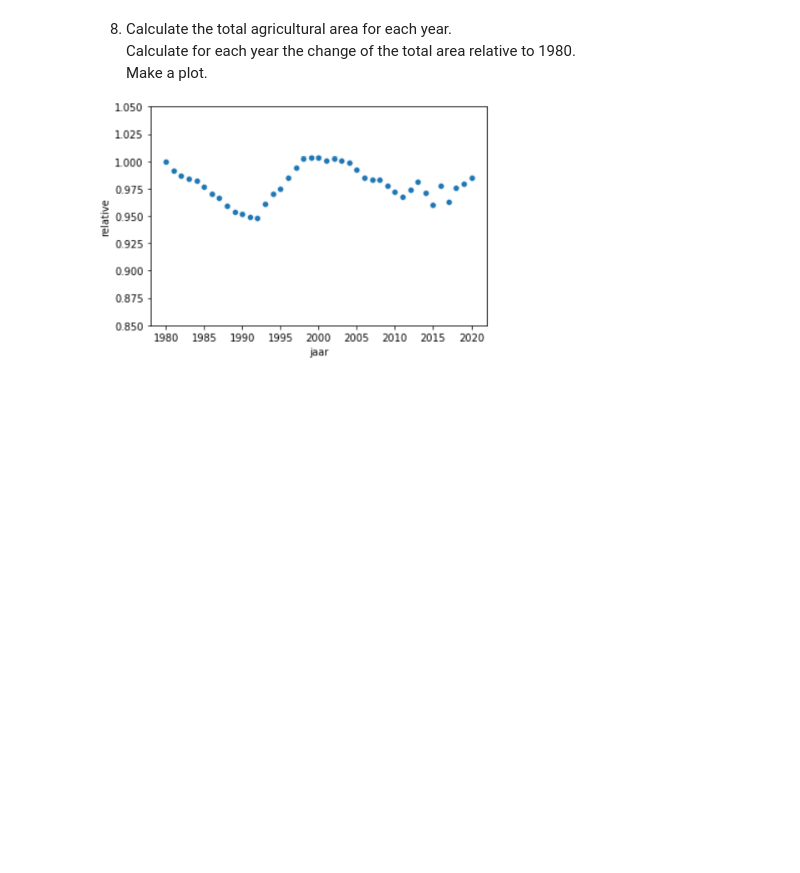
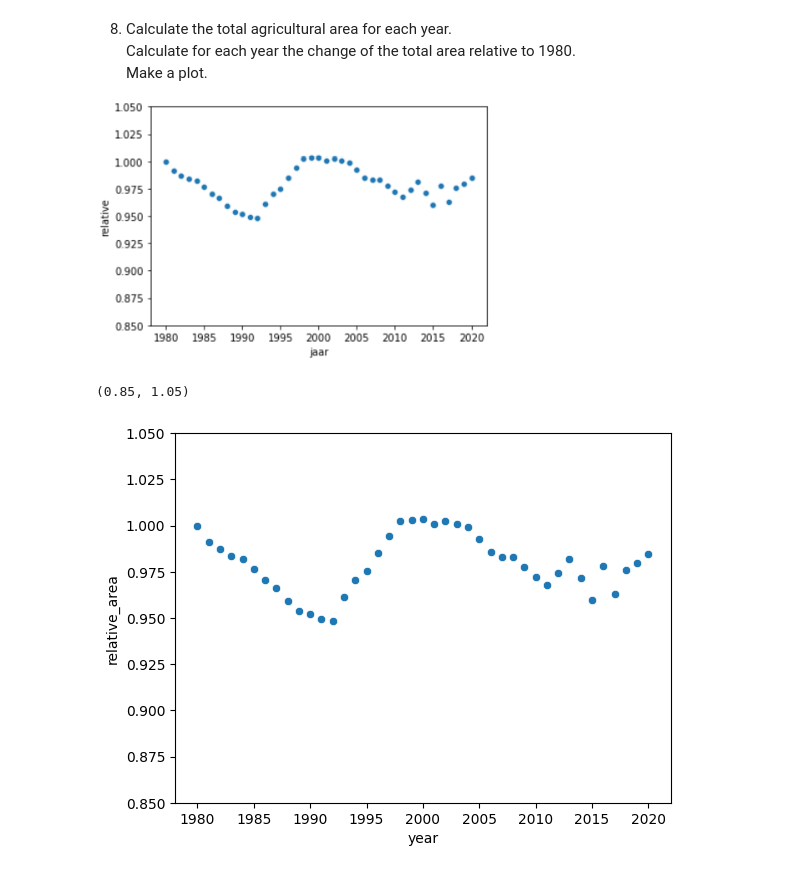
Before and after one commit to nealjoos/dsai-labs, a Jupyter notebook: 6-regression-analyis/lab-6.02-agriculture.ipynb, the cells around one changed output. Cells and saved outputs as stored; diff of their text form; code cells hidden in the pictures; blank space fills up the shorter version.

```diff
--- a/6-regression-analyis/lab-6.02-agriculture.ipynb
+++ b/6-regression-analyis/lab-6.02-agriculture.ipynb
@@ -92,0 +128,9 @@ farms.total_area
+# %%
+farms["total_area"] = farms.number_of_farms * farms["average_area_per_farm_(ha)"]
+farms["relative_area"] = farms["total_area"] / 634416.28
+farms.head()
+graph = sns.scatterplot(farms, x="year", y="relative_area")
+graph.set_ylim(bottom=0.850, top=1.050)
+# %% [output]
+(0.85, 1.05)
+[figure, added]
```
Also changed, not shown: parts of 5 cells of this notebook, 7 other files.
